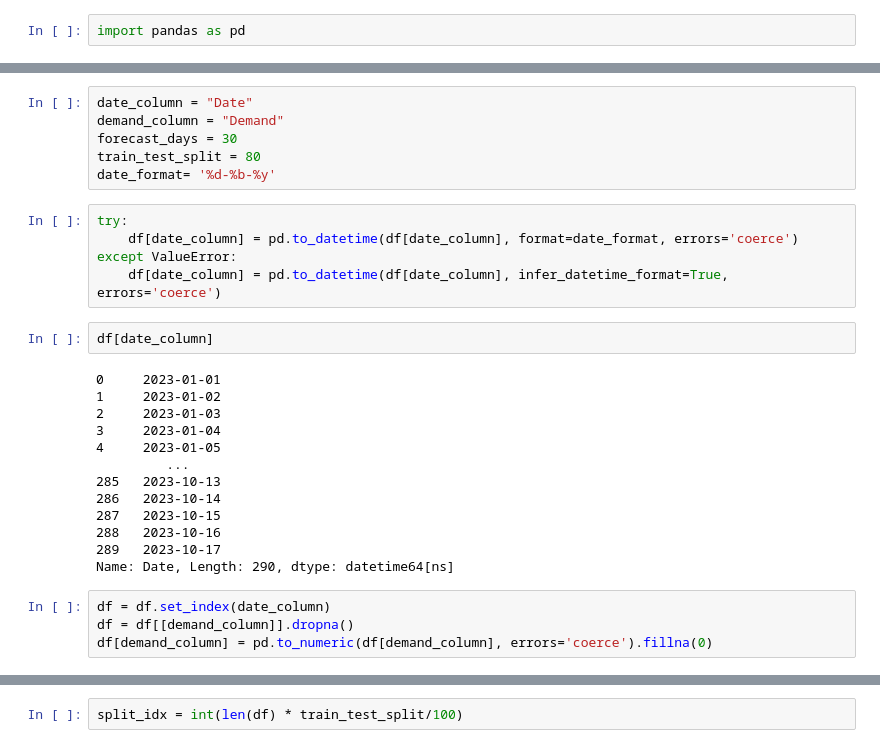
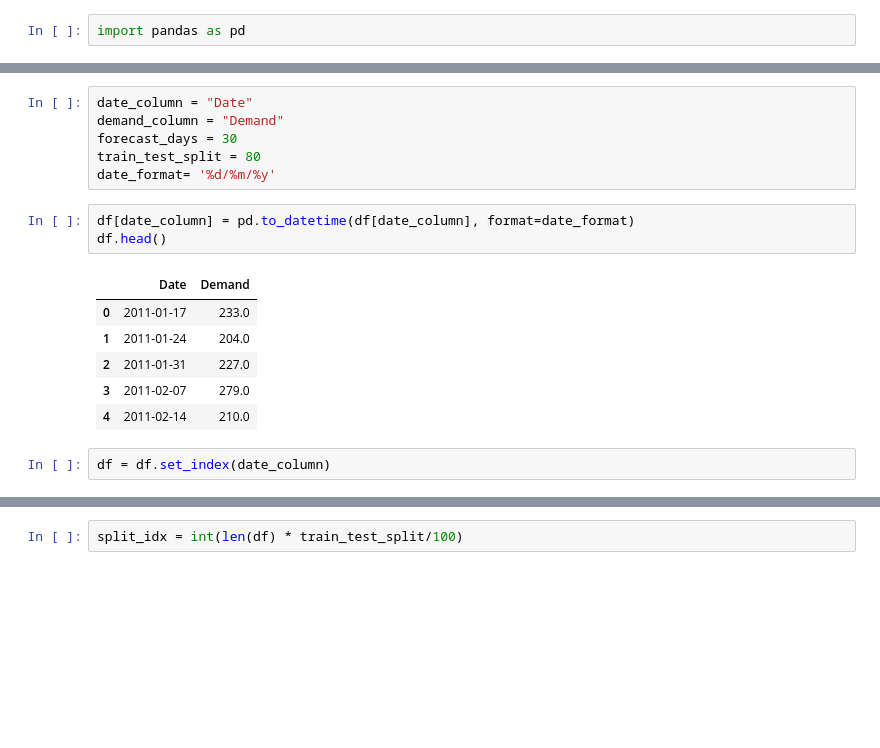
Before and after one commit to dibyendutapadar/djangoapps, a Jupyter notebook: notebook.ipynb, the cells around one changed output, grey strips where cells are left out. Cells and saved outputs as stored; diff of their text form; blank space fills up the shorter version.

```diff
--- a/notebook.ipynb
+++ b/notebook.ipynb
@@ -16,31 +16,19 @@ date_column = "Date"
 demand_column = "Demand"
 forecast_days = 30
 train_test_split = 80
-date_format= '%d-%b-%y'
+date_format= '%d/%m/%y'
 # %%
-try:
-    df[date_column] = pd.to_datetime(df[date_column], format=date_format, errors='coerce')
-except ValueError:
-    df[date_column] = pd.to_datetime(df[date_column], infer_datetime_format=True, errors='coerce')
+df[date_column] = pd.to_datetime(df[date_column], format=date_format)
+df.head()
+# %% [output]
+|  | Date | Demand |
+| 0 | 2011-01-17 | 233.0 |
+| 1 | 2011-01-24 | 204.0 |
+| 2 | 2011-01-31 | 227.0 |
+| 3 | 2011-02-07 | 279.0 |
+| 4 | 2011-02-14 | 210.0 |
 # %%
-df[date_column]
+df = df.set_index(date_column)
-# %% [output]
-0     2023-01-01
-1     2023-01-02
-2     2023-01-03
-3     2023-01-04
-4     2023-01-05
-         ...
-285   2023-10-13
-286   2023-10-14
-287   2023-10-15
-288   2023-10-16
-289   2023-10-17
-Name: Date, Length: 290, dtype: datetime64[ns]
-# %%
-df = df.set_index(date_column)
-df = df[[demand_column]].dropna()
-df[demand_column] = pd.to_numeric(df[demand_column], errors='coerce').fillna(0)
 # %%
 df.head()
 # %% [output]
```
Also changed, not shown: parts of 13 cells of this notebook, 5 other files.
